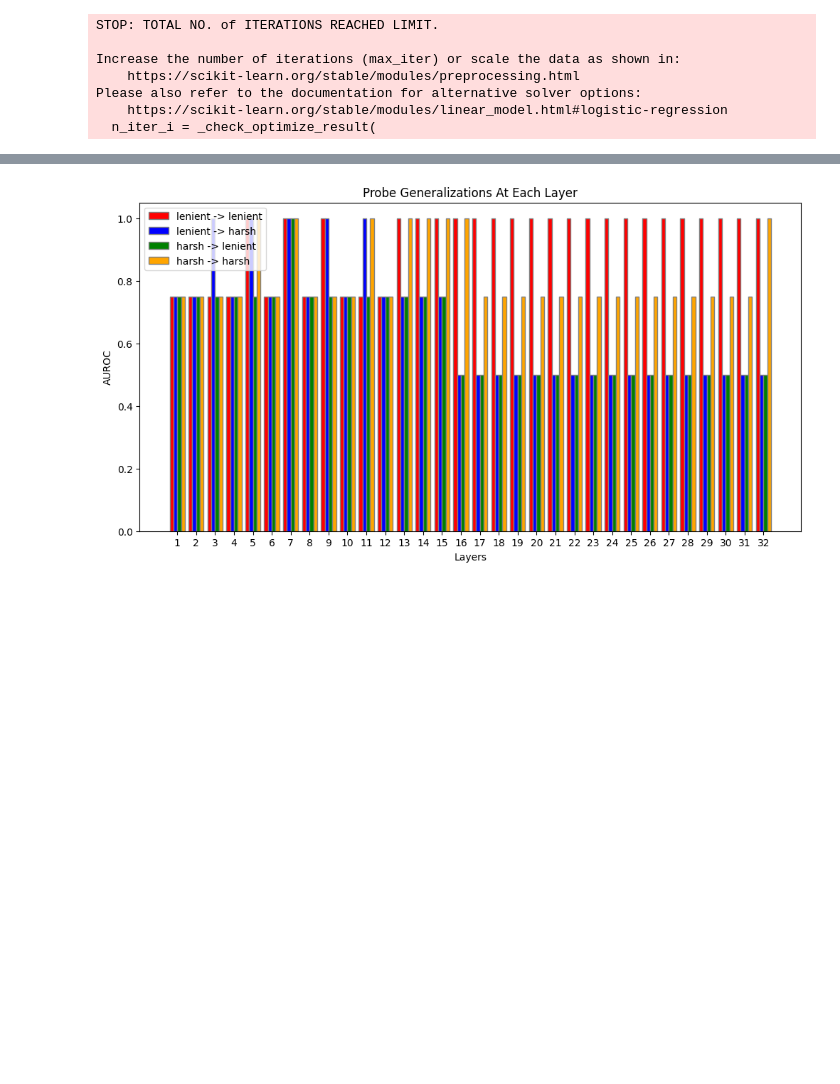
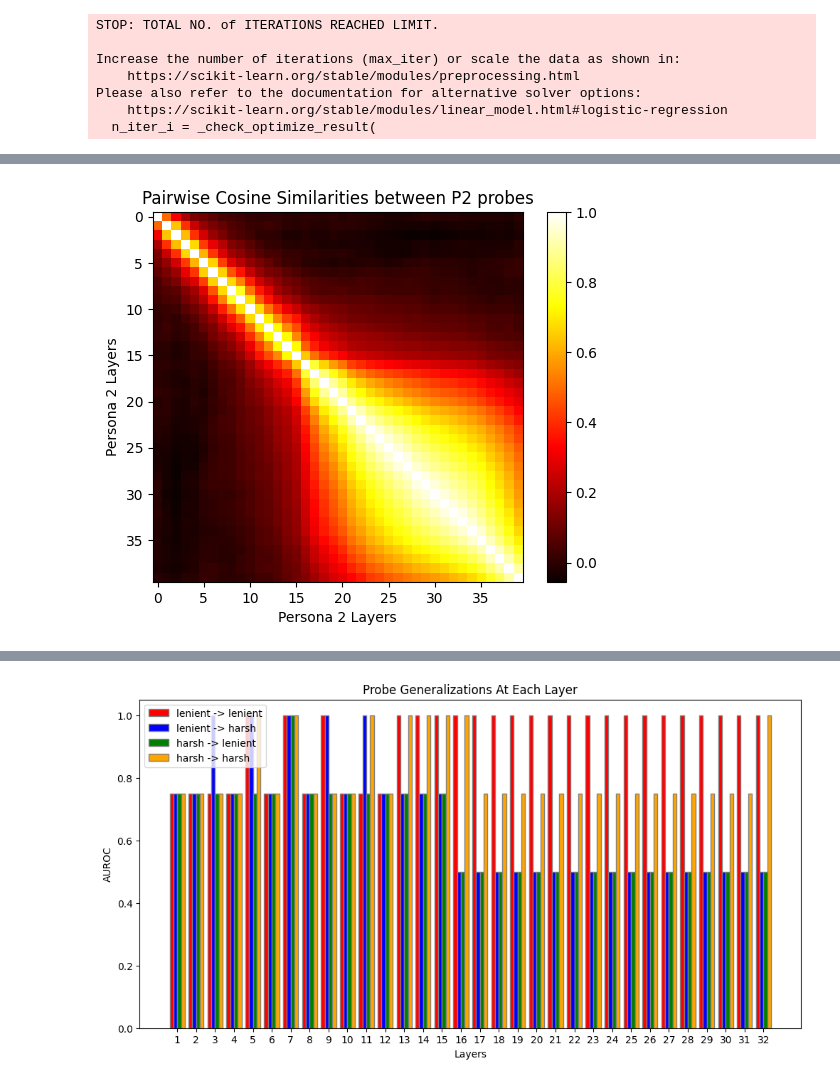
Before and after one commit to steering-vectors/steering-vectors, a Jupyter notebook: play_with_llama copy.ipynb, the cells around one changed output, grey strips where cells are left out. Cells and saved outputs as stored; diff of their text form; code cells hidden in the pictures; blank space fills up the shorter version.

Commit message:
probes are saved

```diff
--- a/play_with_llama copy.ipynb
+++ b/play_with_llama copy.ipynb
@@ -926,0 +574,30 @@ plt.show()
+# %%
+# compute the cosine similarity between the coefficients of each layer
+cosine_sims = []
+for coef1 in classifiers_persona2_coefficients.values():
+    inner_sims = []
+    for coef2 in classifiers_persona2_coefficients.values():
+        inner_sims.append(np.dot(coef1[0], coef2[0]) / (np.linalg.norm(coef1[0]) * np.linalg.norm(coef2[0])))
+    cosine_sims.append(inner_sims)
+# %%
+import matplotlib.pyplot as plt
+import numpy as np
+
+# Convert cosine similarities to a numpy array
+cosine_sims_array = np.array(cosine_sims)
+
+# Create a heatmap
+plt.imshow(cosine_sims_array, cmap='hot', interpolation='nearest')
+
+# Add colorbar
+plt.colorbar()
+
+# Add title and labels
+plt.title('Pairwise Cosine Similarities between P2 probes')
+plt.xlabel('Persona 2 Layers')
+plt.ylabel('Persona 2 Layers')
+
+# Show the plot
+plt.show()
+# %% [output]
+[figure, added]
```
Also changed, not shown: parts of 59 cells of this notebook, 3 other files.
